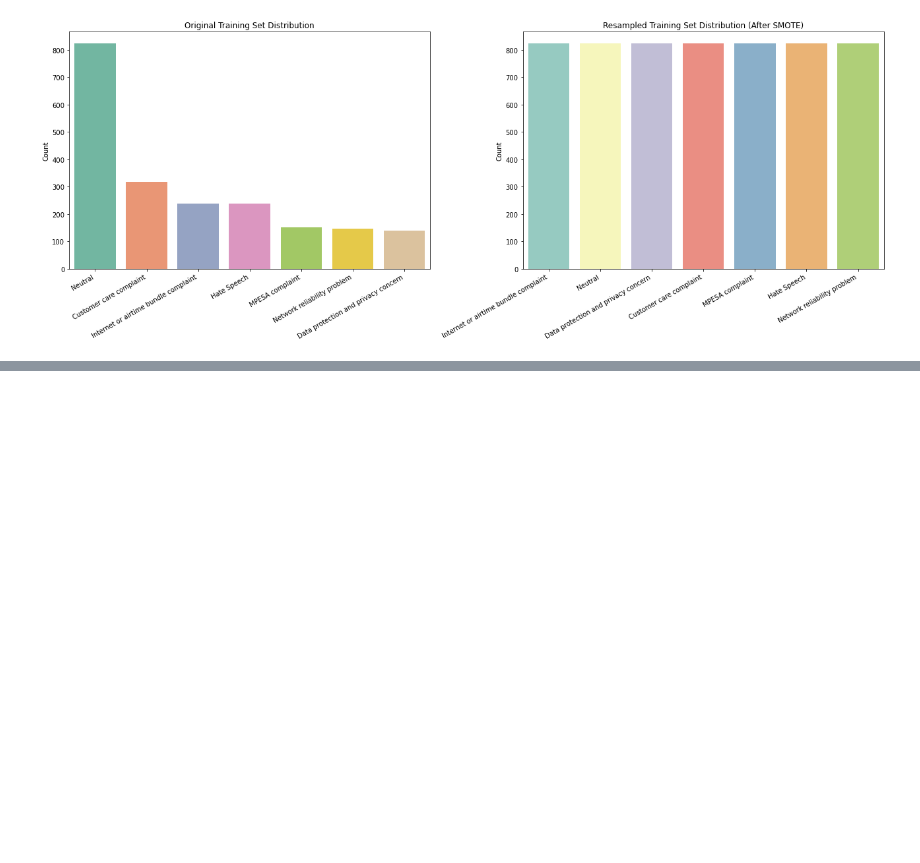
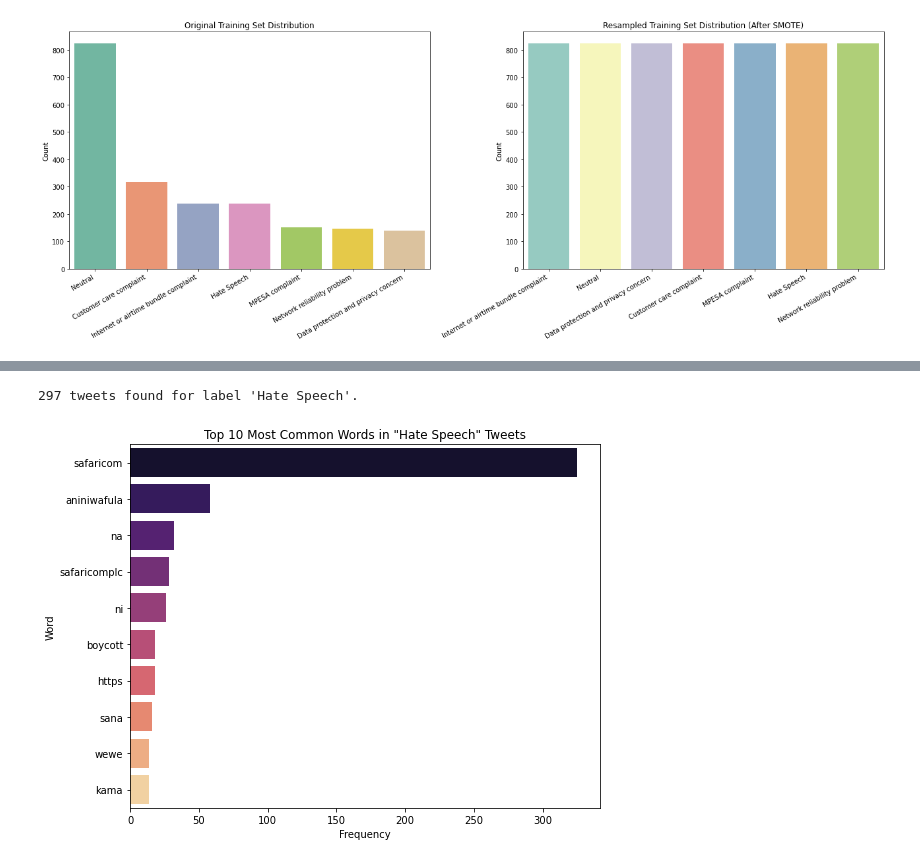
Before and after one commit to Patricknmaina/online_hate-speech_and_complaints_detection, a Jupyter notebook: online_hate-speech_and_complaints_detection/safcom.ipynb, the cells around one changed output, grey strips where cells are left out. Cells and saved outputs as stored; diff of their text form; code cells hidden in the pictures; blank space fills up the shorter version.

```diff
--- a/online_hate-speech_and_complaints_detection/safcom.ipynb
+++ b/online_hate-speech_and_complaints_detection/safcom.ipynb
@@ -829,0 +1084,45 @@ plt.show()
+# %%
+from sklearn.feature_extraction.text import CountVectorizer
+import pandas as pd
+import matplotlib.pyplot as plt
+import seaborn as sns
+
+# Step 1: Choose the label to analyze
+label_to_plot = 'Hate Speech'
+
+# Step 2: Filter tweets with that label, remove nulls and empty strings
+tweets = saf_tweets[saf_tweets['Labels'] == label_to_plot]['Content'].dropna()
+tweets = tweets[tweets.str.strip().astype(bool)]  # removes completely empty or whitespace-only tweets
+
+# Optional: Check how many tweets remain
+print(f"{len(tweets)} tweets found for label '{label_to_plot}'.")
+
+# Step 3: Initialize CountVectorizer (try without stopwords first to avoid empty vocab)
+vectorizer = CountVectorizer(stop_words='english')
+
+try:
+    # Step 4: Fit and transform
+    X = vectorizer.fit_transform(tweets)
+
+    # Step 5: Get word frequencies
+    word_freq = X.sum(axis=0)
+    word_freq_df = pd.DataFrame({
+        'word': vectorizer.get_feature_names(),
+        'count': word_freq.A1
+    }).sort_values(by='count', ascending=False).head(10)
+
+    # Step 6: Plot
+    plt.figure(figsize=(8,6))
+    sns.barplot(data=word_freq_df, x='count', y='word', palette='magma')
+    plt.title(f'Top 10 Most Common Words in \"{label_to_plot}\" Tweets')
+    plt.xlabel('Frequency')
+    plt.ylabel('Word')
+    plt.tight_layout()
+    plt.show()
+
+except ValueError as e:
+    print("Error:", e)
+    print("Try using a different label or removing stop_words from CountVectorizer.")
+# %% [output]
+297 tweets found for label 'Hate Speech'.
+[figure, added]
```
Also changed, not shown: parts of 12 cells of this notebook.
